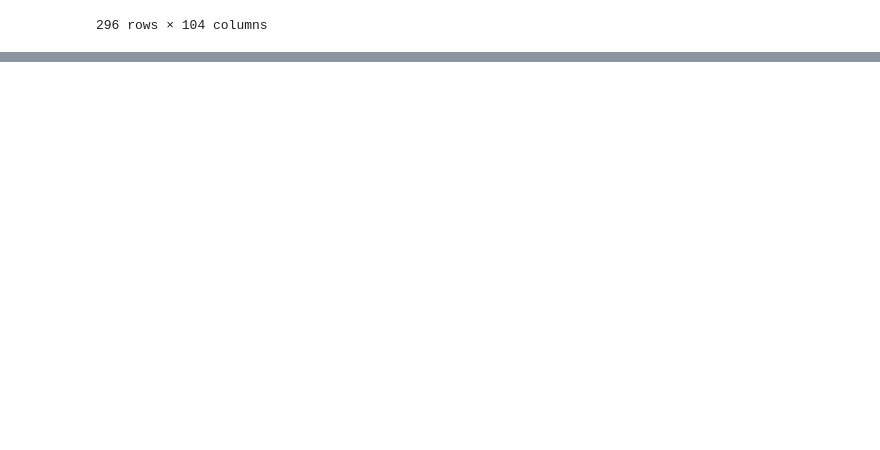
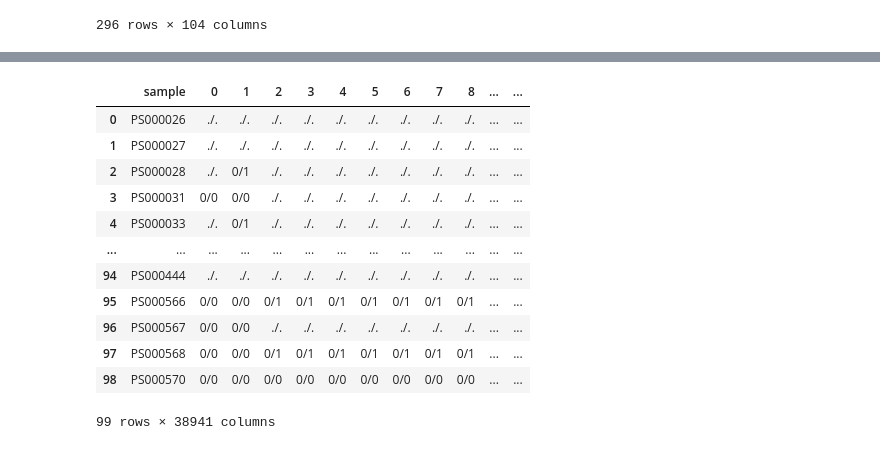
Before and after one commit to eMasov/AgroHack-Amalgama, a Jupyter notebook: AgroHack EDA.ipynb, the cells around one changed output, grey strips where cells are left out. Saved outputs shown, nothing was run; the diff lists cells and outputs as text; code cells hidden in the pictures; blank space fills up the shorter version.

```diff
--- a/AgroHack EDA.ipynb
+++ b/AgroHack EDA.ipynb
@@ -254,9 +254,10 @@ def set_nans(min_experiments: int, min_diff: int):
         second_largest = second_values.apply(lambda x: sorted(x)[-2] if len(x) > 1 else np.nan)
         ids2 = second_largest < min_diff
 
-        genotypes_data_exp.loc[ids1 | ids2, column] = np.nan
+        genotypes_data_exp[column] = genotypes_data_exp[column].str.split(":").str[0]
+        genotypes_data_exp.loc[ids1 | ids2, column] = "./."
 
     return genotypes_data_exp
 
-gen_d_exp = set_nans(min_experiments=3, min_diff=6)
+gen_d_exp = set_nans(min_experiments=10, min_diff=20)
 gen_d_exp
@@ -284,0 +291,18 @@ Index(['Время  (UTC)', 'дата', 'Ветер', '(напр.,м/с)', 'Ви
+# %%
+gen_to_merge = gen_d_exp.iloc[:, 5:].T.reset_index().rename(columns={"index": "sample"})
+gen_to_merge.columns = gen_to_merge.columns.astype(str)
+gen_to_merge
+# %% [output]
+|  | sample | 0 | 1 | 2 | 3 | 4 | 5 | 6 | 7 | 8 | ... | ... |
+| 0 | PS000026 | ./. | ./. | ./. | ./. | ./. | ./. | ./. | ./. | ./. | ... | ... |
+| 1 | PS000027 | ./. | ./. | ./. | ./. | ./. | ./. | ./. | ./. | ./. | ... | ... |
+| 2 | PS000028 | ./. | 0/1 | ./. | ./. | ./. | ./. | ./. | ./. | ./. | ... | ... |
+| 3 | PS000031 | 0/0 | 0/0 | ./. | ./. | ./. | ./. | ./. | ./. | ./. | ... | ... |
+| 4 | PS000033 | ./. | 0/1 | ./. | ./. | ./. | ./. | ./. | ./. | ./. | ... | ... |
+| ... | ... | ... | ... | ... | ... | ... | ... | ... | ... | ... | ... | ... |
+| 94 | PS000444 | ./. | ./. | ./. | ./. | ./. | ./. | ./. | ./. | ./. | ... | ... |
+| 95 | PS000566 | 0/0 | 0/0 | 0/1 | 0/1 | 0/1 | 0/1 | 0/1 | 0/1 | 0/1 | ... | ... |
+| 96 | PS000567 | 0/0 | 0/0 | ./. | ./. | ./. | ./. | ./. | ./. | ./. | ... | ... |
+| 97 | PS000568 | 0/0 | 0/0 | 0/1 | 0/1 | 0/1 | 0/1 | 0/1 | 0/1 | 0/1 | ... | ... |
+| 98 | PS000570 | 0/0 | 0/0 | 0/0 | 0/0 | 0/0 | 0/0 | 0/0 | 0/0 | 0/0 | ... | ... |
+99 rows × 38941 columns
```
Also changed, not shown: parts of 19 cells of this notebook.
